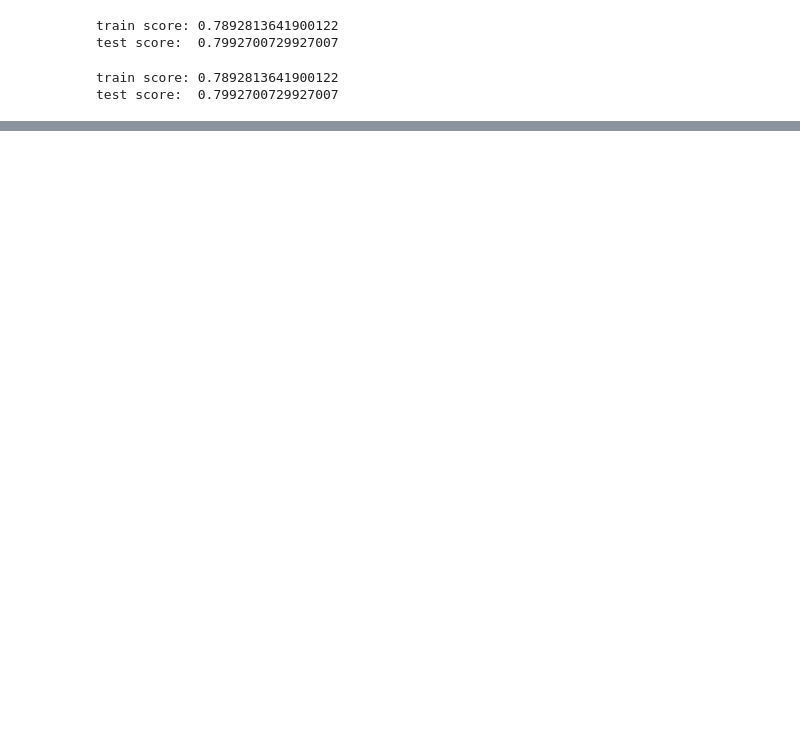
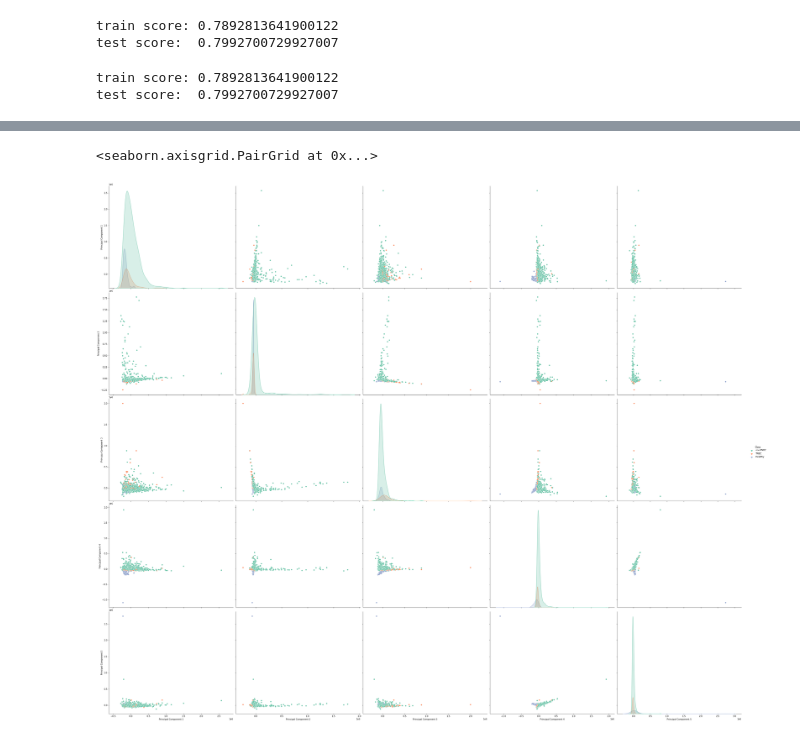
Before and after one commit to 8630-Cancer-Prediction/Cancer-Prediction, a Jupyter notebook: Processed_Data/model_training.ipynb, the cells around one changed output, grey strips where cells are left out. Cells and saved outputs as stored; diff of their text form; code cells hidden in the pictures; blank space fills up the shorter version.

Commit message:
[ADD] fixed the pair plot

```diff
--- a/Processed_Data/model_training.ipynb
+++ b/Processed_Data/model_training.ipynb
@@ -310,0 +343,2 @@ test score:  0.8321167883211679
+# %%
+X_pca = pd.DataFrame(data=principalComponents, columns=['Principal Component 1', 'Principal Component 2', 'Principal Component 3', 'Principal Component 4', 'Principal Component 5'])
@@ -310,0 +361,4 @@ test score:  0.8321167883211679
+# %%
+X_pca = X_pca.reset_index()
+# %%
+Y = Y.reset_index()
@@ -310,0 +381,3 @@ test score:  0.8321167883211679
+# %%
+X_pca = pd.concat([X_pca.drop(X_pca.columns[0],axis=1),Y.drop(X_pca.columns[0],axis=1)], axis=1)
+X_pca
@@ -310,0 +398,6 @@ test score:  0.8321167883211679
+# %%
+sns.pairplot( data = X_pca, hue="Class",
+            height=7,aspect=1.2, palette="Set2")
+# %% [output]
+<seaborn.axisgrid.PairGrid at 0x...>
+[figure, added]
```
Also changed, not shown: parts of 15 cells of this notebook.
